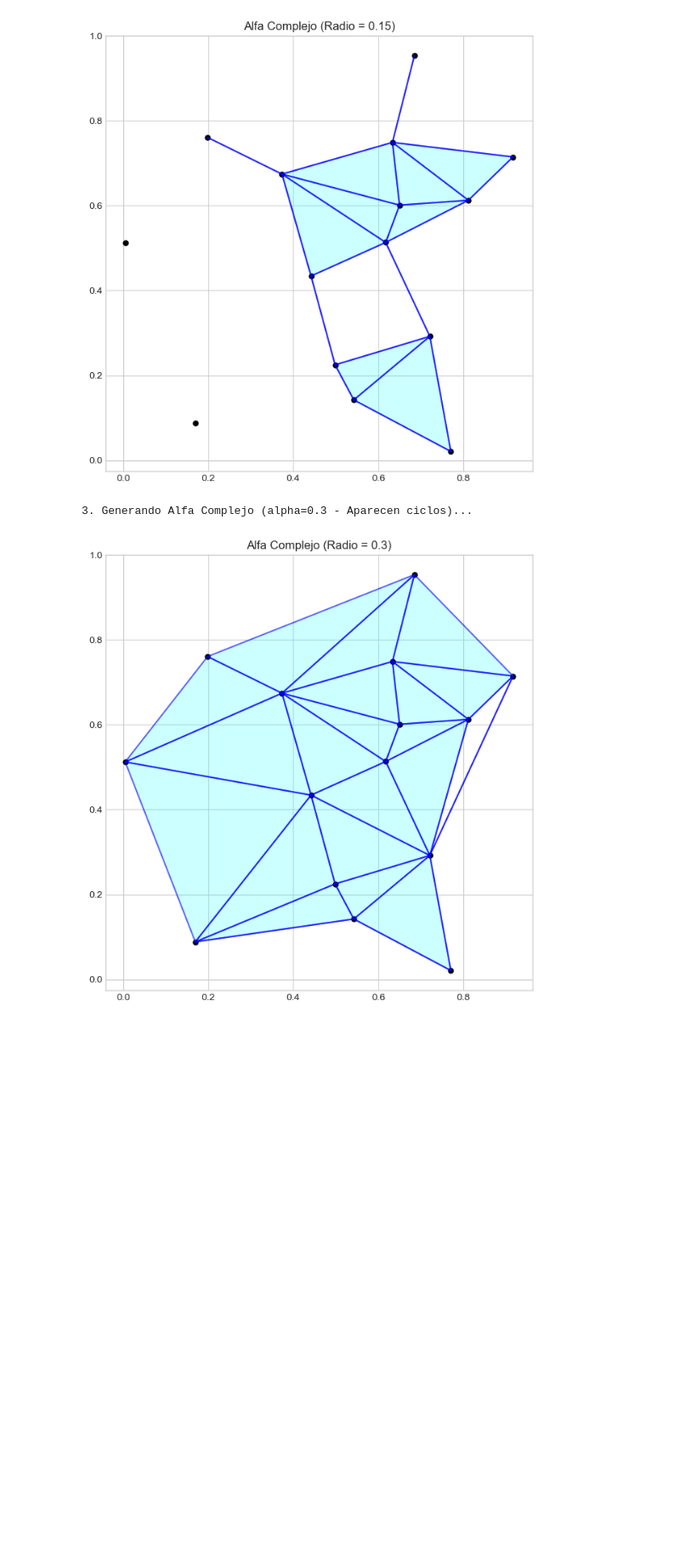
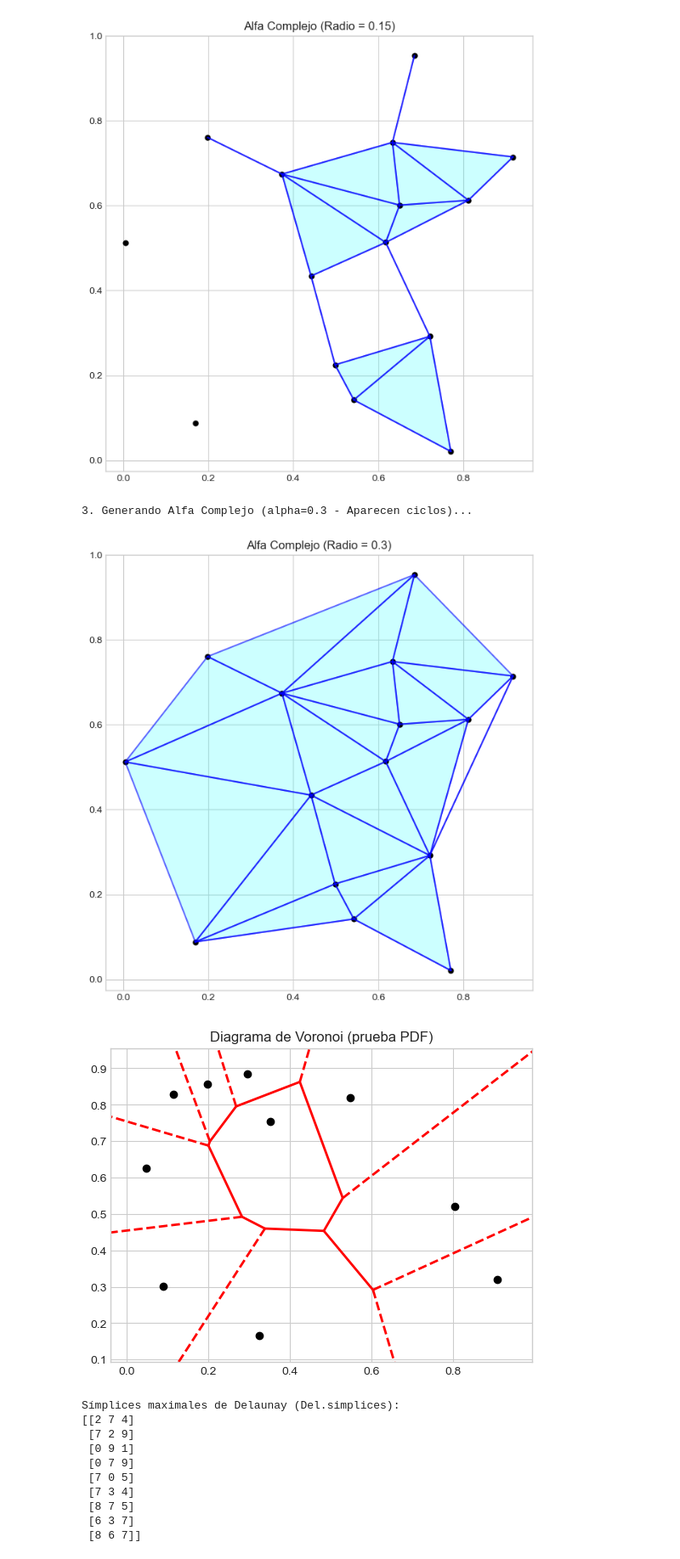
Before and after one commit to maariia-saez/topologia_computacional_final, a Jupyter notebook: topología_final.ipynb, the cells around one changed output. Shown at 85% size. Saved outputs shown, nothing was run; the diff lists cells and outputs as text; code cells hidden in the pictures; blank space fills up the shorter version.

Commit message:
Añadidas las pruebas de voronoi y delaunay

```diff
--- a/topología_final.ipynb
+++ b/topología_final.ipynb
@@ -604,3 +604,83 @@ plot_alpha_complex_at_alpha(random_points, alpha=0.3)
 [figure]
 3. Generando Alfa Complejo (alpha=0.3 - Aparecen ciclos)...
 [figure]
+# %%
+# ============================================================================
+# PRUEBAS DEL PDF "Voronoi y Delaunay"
+# ============================================================================
+
+import matplotlib.colors
+import matplotlib as mpl
+
+# 1) Generar aleatoriamente 10 puntos en el plano
+points = np.random.rand(10, 2)
+
+# 2) Calcular diagrama de Voronoi y representarlo
+vor = Voronoi(points)
+
+fig = voronoi_plot_2d(
+    vor,
+    show_vertices=False,
+    line_width=2,
+    line_colors='red'
+)
+plt.plot(points[:, 0], points[:, 1], 'ko')
+plt.title("Diagrama de Voronoi (prueba PDF)")
+plt.show()
+
+# 3) Calcular triangulación de Delaunay
+Del = Delaunay(points)
+
+print("Símplices maximales de Delaunay (Del.simplices):")
+print(Del.simplices)
+
+# 4) Representar gráficamente la triangulación de Delaunay
+c = np.ones(len(points))
+cmap = matplotlib.colors.ListedColormap(["limegreen"])
+
+plt.tripcolor(
+    points[:, 0], points[:, 1],
+    Del.simplices,
+    c,
+    edgecolor="k",
+    lw=2,
+    cmap=cmap
+)
+plt.plot(points[:, 0], points[:, 1], 'ko')
+plt.title("Triangulación de Delaunay (prueba PDF)")
+plt.show()
+
+# 5) Representar Delaunay sobre Voronoi
+fig = voronoi_plot_2d(
+    vor,
+    show_vertices=False,
+    line_width=2,
+    line_colors='blue'
+)
+
+c = np.ones(len(points))
+cmap = matplotlib.colors.ListedColormap(["limegreen"])
+
+plt.tripcolor(
+    points[:, 0], points[:, 1],
+    Del.simplices,
+    c,
+    edgecolor="k",
+    lw=2,
+    cmap=cmap
+)
+plt.plot(points[:, 0], points[:, 1], 'ko')
+plt.title("Voronoi + Delaunay (prueba PDF)")
+plt.show()
+# %% [output]
+[figure, added]
+Símplices maximales de Delaunay (Del.simplices):
+[[2 7 4]
+ [7 2 9]
+ [0 9 1]
+ [0 7 9]
+ [7 0 5]
+ [7 3 4]
+ [8 7 5]
+ [6 3 7]
+ [8 6 7]]
```
Also changed, not shown: parts of 1 cell of this notebook.
